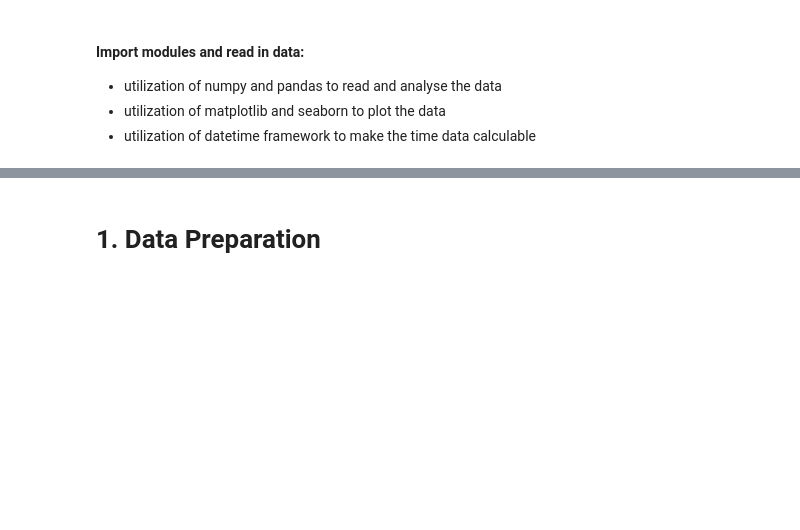
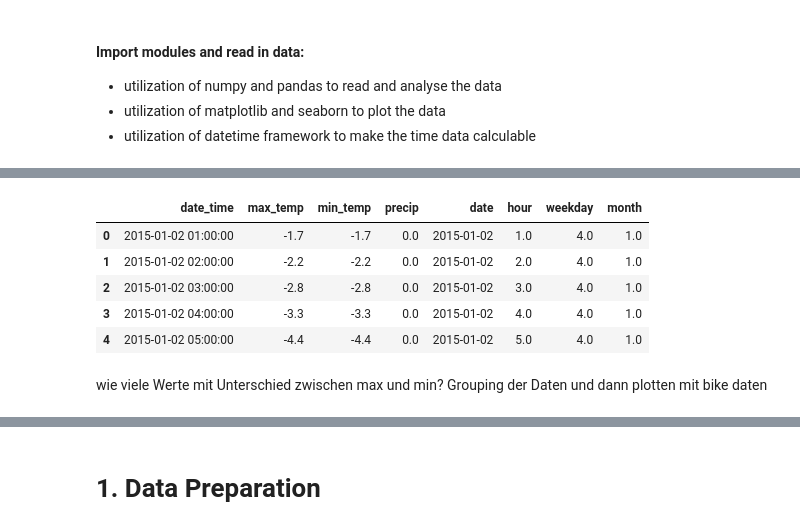
Before and after one commit to lucafanselau/standard-normalverpeilt, a Jupyter notebook: temporal_demand.ipynb, the cells around one changed output, grey strips where cells are left out. Cells and saved outputs as stored; diff of their text form; code cells hidden in the pictures; blank space fills up the shorter version.

```diff
--- a/temporal_demand.ipynb
+++ b/temporal_demand.ipynb
@@ -16,0 +62,12 @@ bike_df = pd.read_csv('data/chicago_2018.csv')
+# %%
+weather.head()
+# %% [output]
+|  | date_time | max_temp | min_temp | precip | date | hour | weekday | month |
+| 0 | 2015-01-02 01:00:00 | -1.7 | -1.7 | 0.0 | 2015-01-02 | 1.0 | 4.0 | 1.0 |
+| 1 | 2015-01-02 02:00:00 | -2.2 | -2.2 | 0.0 | 2015-01-02 | 2.0 | 4.0 | 1.0 |
+| 2 | 2015-01-02 03:00:00 | -2.8 | -2.8 | 0.0 | 2015-01-02 | 3.0 | 4.0 | 1.0 |
+| 3 | 2015-01-02 04:00:00 | -3.3 | -3.3 | 0.0 | 2015-01-02 | 4.0 | 4.0 | 1.0 |
+| 4 | 2015-01-02 05:00:00 | -4.4 | -4.4 | 0.0 | 2015-01-02 | 5.0 | 4.0 | 1.0 |
+# %% [markdown]
+wie viele Werte mit Unterschied zwischen max und min?
+Grouping der Daten und dann plotten mit bike daten
```
Also changed, not shown: parts of 10 cells of this notebook.
